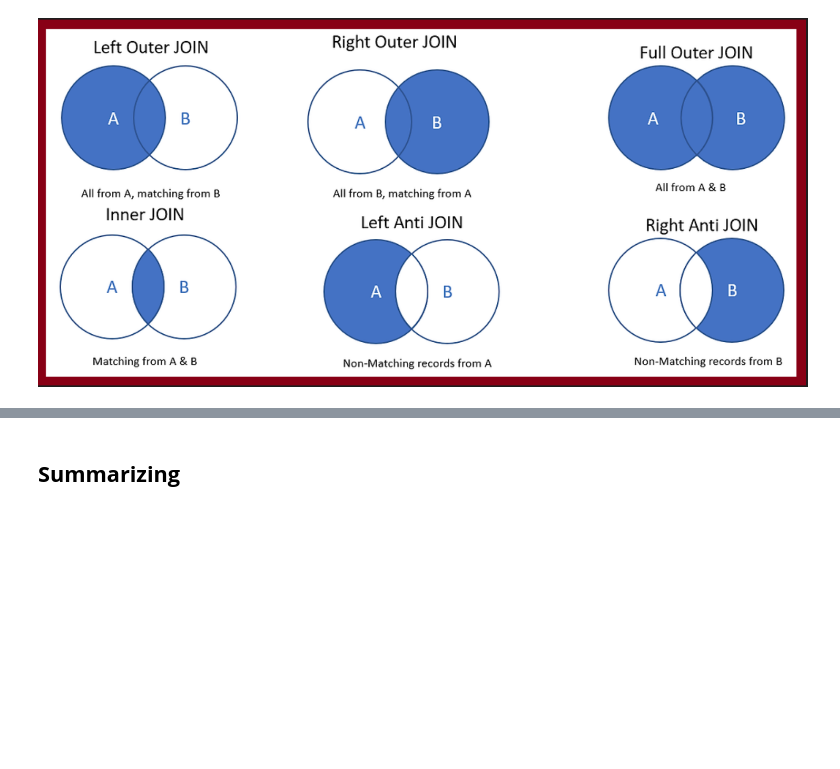
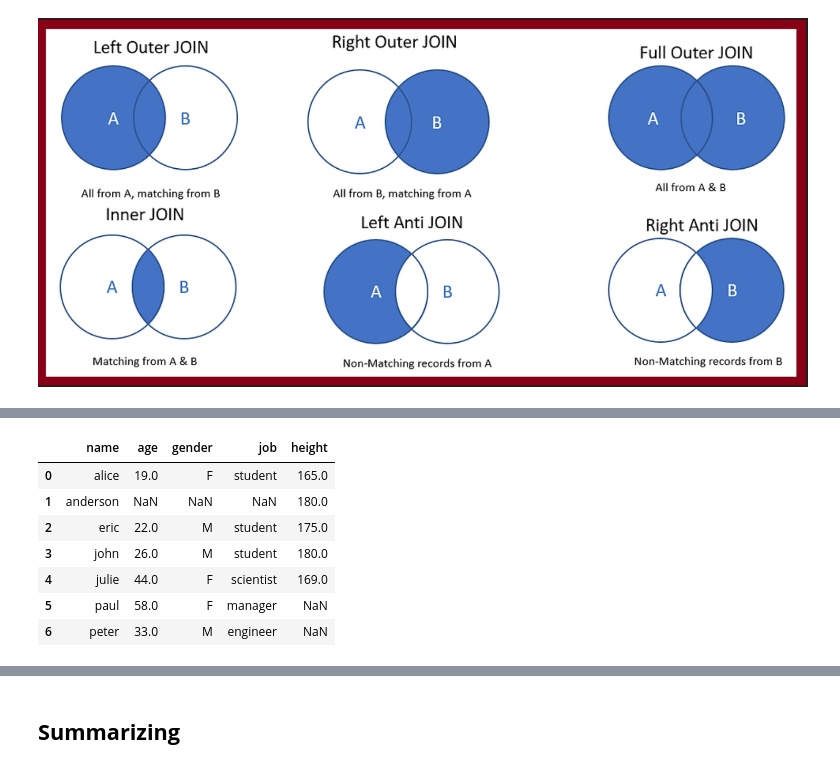
Before and after one commit to toarnabtrainer/Secure-Meter-Classwork, a Jupyter notebook: Pandas.ipynb, the cells around one changed output, grey strips where cells are left out. Cells and saved outputs as stored; diff of their text form; code cells hidden in the pictures; blank space fills up the shorter version.

```diff
--- a/Pandas.ipynb
+++ b/Pandas.ipynb
@@ -258,0 +270,5 @@ dtype: int64
+# %%
+user_data = dict(name = ['eric', 'paul'], age = [22, 58], gender = ['M', 'F'], job = ['student', 'manager'])
+print(user_data, type(user_data))
+user2 = pd.DataFrame(data = user_data)
+display(user2)
@@ -258,0 +280,5 @@ dtype: int64
+# %%
+user_data = {'name':['peter','julie'], 'age':[33, 44], 'gender':['M', 'F'], 'job':['engineer','scientist']}
+print(user_data, type(user_data))
+user3 = pd.DataFrame(data = user_data)
+display(user3)
@@ -258,0 +327,3 @@ dtype: int64
+# %%
+users = pd.concat([user1, user2, user3], ignore_index=True)
+display(users)
@@ -259,2 +393,7 @@ dtype: int64
 # %% [markdown]
 ![image.png](attachment:30b54ca6-217f-46f7-bf31-5910454bc89e.png)
+# %%
+dict_data = dict(name = ['alice', 'john', 'eric', 'julie', 'anderson'], height = [165, 180, 175, 169, 180])
+print(dict_data, type(dict_data))
+user4 = pd.DataFrame(data = dict_data)
+display(user4)
@@ -260,0 +437,13 @@ dtype: int64
+# %%
+# outer join: all rows from left and right dataframes matching and not matching
+merge_outer = pd.merge(users, user4, on = "name", how = "outer")
+display(merge_outer)
+# %% [output]
+|  | name | age | gender | job | height |
+| 0 | alice | 19.0 | F | student | 165.0 |
+| 1 | anderson | NaN | NaN | NaN | 180.0 |
+| 2 | eric | 22.0 | M | student | 175.0 |
+| 3 | john | 26.0 | M | student | 180.0 |
+| 4 | julie | 44.0 | F | scientist | 169.0 |
+| 5 | paul | 58.0 | F | manager | NaN |
+| 6 | peter | 33.0 | M | engineer | NaN |
```
Also changed, not shown: parts of 22 cells of this notebook, 1 other file.
